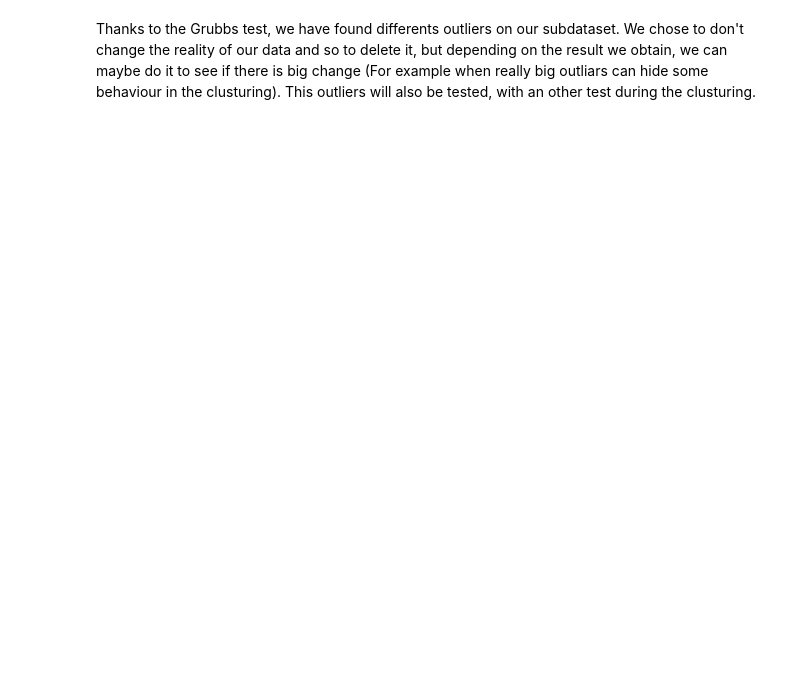
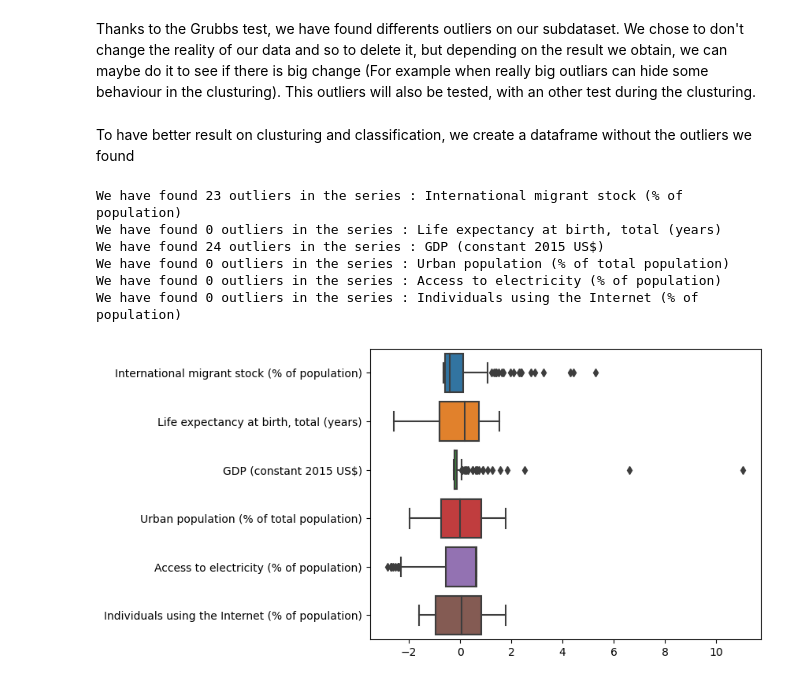
Before and after one commit to f2ire/IA_project, a Jupyter notebook: report1.ipynb, the cells around one changed output. Cells and saved outputs as stored; diff of their text form; code cells hidden in the pictures; blank space fills up the shorter version.

```diff
--- a/report1.ipynb
+++ b/report1.ipynb
@@ -177,0 +199,29 @@ Thanks to the Grubbs test, we have found differents outliers on our subdataset.
+# %% [markdown]
+To have better result on clusturing and classification, we create a dataframe without the outliers we found
+# %%
+n_df_wo_outliar = n_df.copy()
+for series in outliers_data.values():
+    for val in series:
+        try:
+            n_df_wo_outliar.drop(df_without_corr_series.iloc[val].name, axis = 0, inplace=True)
+        except KeyError:
+            pass
+
+
+outliers_data2 = {}
+for serie in n_df_wo_outliar:
+    val = np.array(n_df_wo_outliar[serie])
+    outl = grubbs.max_test_indices(val, alpha=0.05)
+    print(f"We have found {len(outl)} outliers in the series : {serie}")
+    outliers_data2[serie] = outl
+seaborn.boxplot(data=n_df_wo_outliar, orient = "h")
+
+dm.export_clean_data(n_df_wo_outliar,"normalized_clean_dataframe_wo_outlier.csv")
+# %% [output]
+We have found 23 outliers in the series : International migrant stock (% of population)
+We have found 0 outliers in the series : Life expectancy at birth, total (years)
+We have found 24 outliers in the series : GDP (constant 2015 US$)
+We have found 0 outliers in the series : Urban population (% of total population)
+We have found 0 outliers in the series : Access to electricity (% of population)
+We have found 0 outliers in the series : Individuals using the Internet (% of population)
+[figure, added]
```
Also changed, not shown: parts of 10 cells of this notebook, 3 other files.
